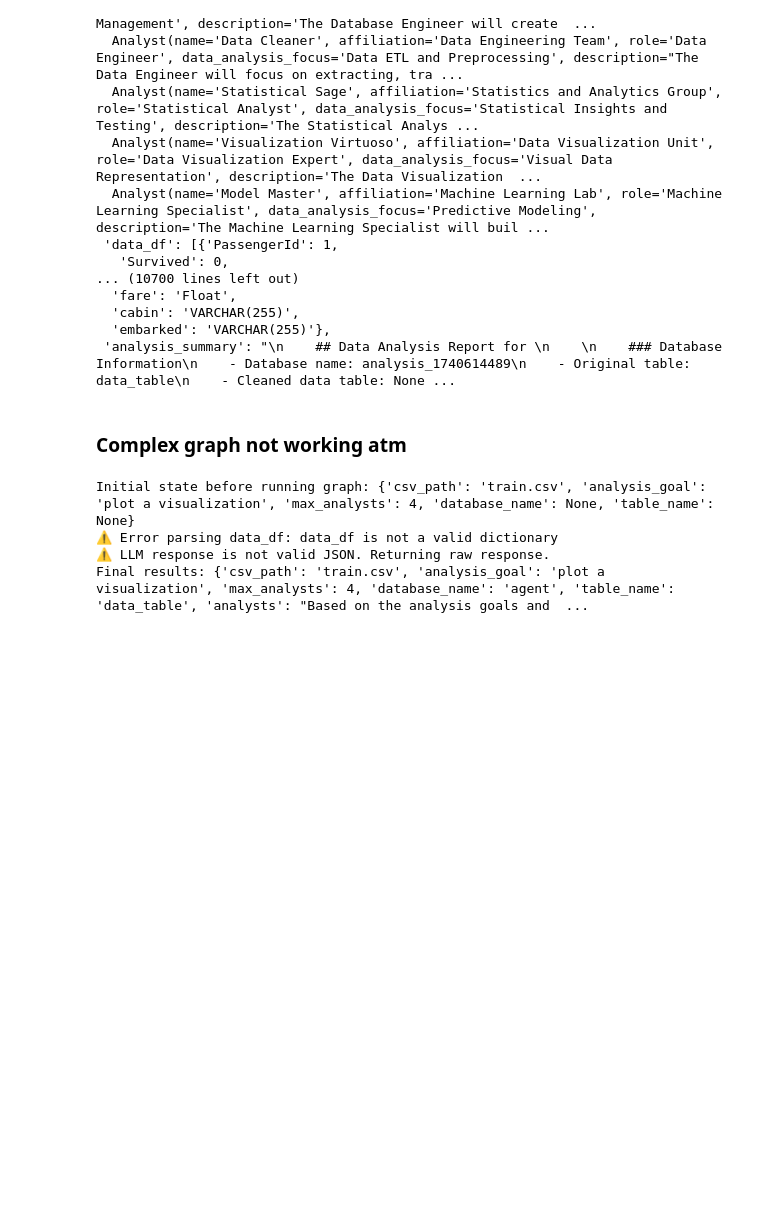
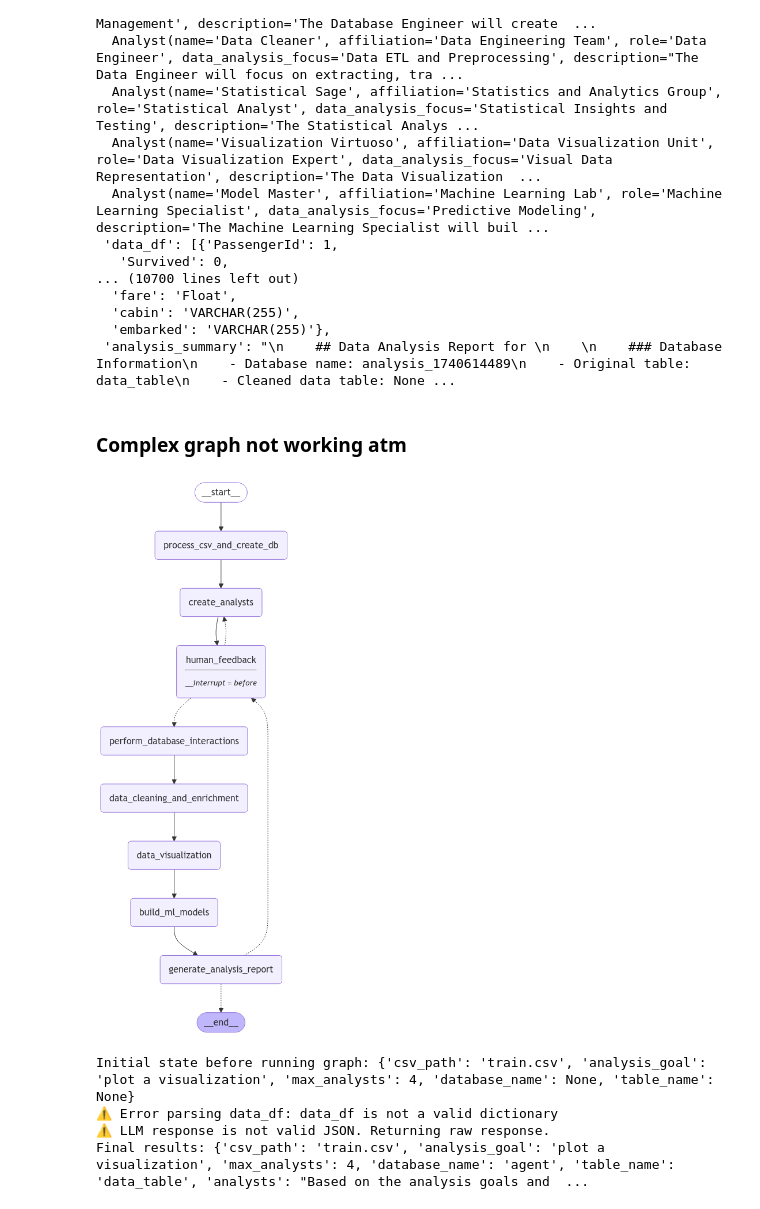
Before and after one commit to Tobai24/Data_analyst_agent, a Jupyter notebook: agent.ipynb, the cells around one changed output. Cells and saved outputs as stored; diff of their text form; code cells hidden in the pictures; blank space fills up the shorter version.

```diff
--- a/agent.ipynb
+++ b/agent.ipynb
@@ -986,39 +947,7 @@ def build_analysis_workflow():
-# %%
-def build_analysis_workflow():
-    builder = StateGraph(GenerateAnalystsState)
-
-    # Define nodes
-    builder.add_node("process_csv_and_create_db", process_csv_and_create_db)
-    builder.add_node("create_analysts", create_analysts)
-    builder.add_node("perform_database_interactions", perform_database_interactions)
-    builder.add_node("data_cleaning_and_enrichment", data_cleaning_and_enrichment)
-    builder.add_node("data_visualization", data_visualization)
-    builder.add_node("build_ml_models", build_ml_models)
-    builder.add_node("generate_analysis_report", generate_analysis_report)
-
-    # Define workflow edges
-    builder.add_edge(START, "process_csv_and_create_db")
-    builder.add_edge("process_csv_and_create_db", "create_analysts")
-
-    # Directly proceed to perform_database_interactions after create_analysts
-    builder.add_edge("create_analysts", "perform_database_interactions")
-
-    # Continue with the rest of the workflow
-    builder.add_edge("perform_database_interactions", "data_cleaning_and_enrichment")
-    builder.add_edge("data_cleaning_and_enrichment", "data_visualization")
-    builder.add_edge("data_visualization", "build_ml_models")
-    builder.add_edge("build_ml_models", "generate_analysis_report")
-
-    # Directly proceed to END after generate_analysis_report
-    builder.add_edge("generate_analysis_report", END)
-
-    # Compile the graph
-    memory = MemorySaver()
-    graph = builder.compile(
-        checkpointer=memory
-    )
-
-    return graph
+# %%
+build_analysis_workflow()
+# %% [output]
+[figure, added]
 # %%
 def handle_human_feedback(state, config, interrupt_data):
     """Handle human feedback interruptions"""
```
Also changed, not shown: parts of 1 cell of this notebook, 1 other file.
